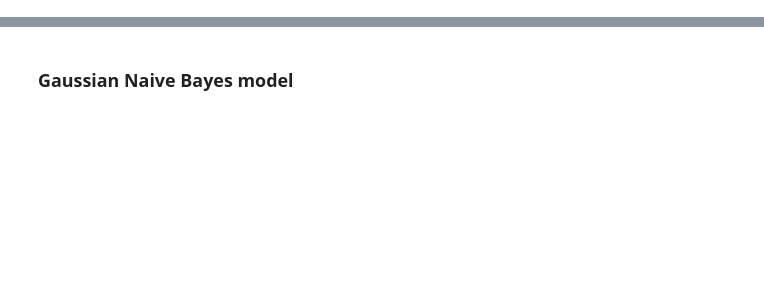
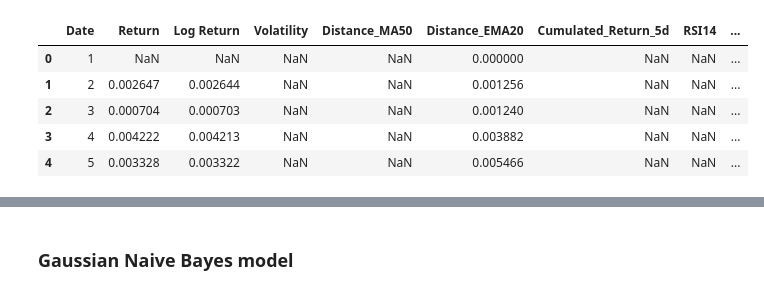
Before and after one commit to Bissapinho/Trend-classifier, a Jupyter notebook: notebooks/models.ipynb, the cells around one changed output, grey strips where cells are left out. Drawn from its saved outputs; the diff is of its cells as text; code cells hidden in the pictures; blank space fills up the shorter version.

```diff
--- a/notebooks/models.ipynb
+++ b/notebooks/models.ipynb
@@ -27,7 +27,15 @@ df
 # %%
 df1 = df.copy()
 df1['Trend'] = df1['Trend'].map(lambda x: 0 if x == 'Range' else 1 if x == 'Bear' else 2)
 
 
 days = np.arange(1, 3774, 1)
 df1['Date'] = days
+df1.head()
+# %% [output]
+|  | Date | Return | Log Return | Volatility | Distance_MA50 | Distance_EMA20 | Cumulated_Return_5d | RSI14 | ... |
+| 0 | 1 | NaN | NaN | NaN | NaN | 0.000000 | NaN | NaN | ... |
+| 1 | 2 | 0.002647 | 0.002644 | NaN | NaN | 0.001256 | NaN | NaN | ... |
+| 2 | 3 | 0.000704 | 0.000703 | NaN | NaN | 0.001240 | NaN | NaN | ... |
+| 3 | 4 | 0.004222 | 0.004213 | NaN | NaN | 0.003882 | NaN | NaN | ... |
+| 4 | 5 | 0.003328 | 0.003322 | NaN | NaN | 0.005466 | NaN | NaN | ... |
```
Also changed, not shown: parts of 12 cells of this notebook, 2 other files.
